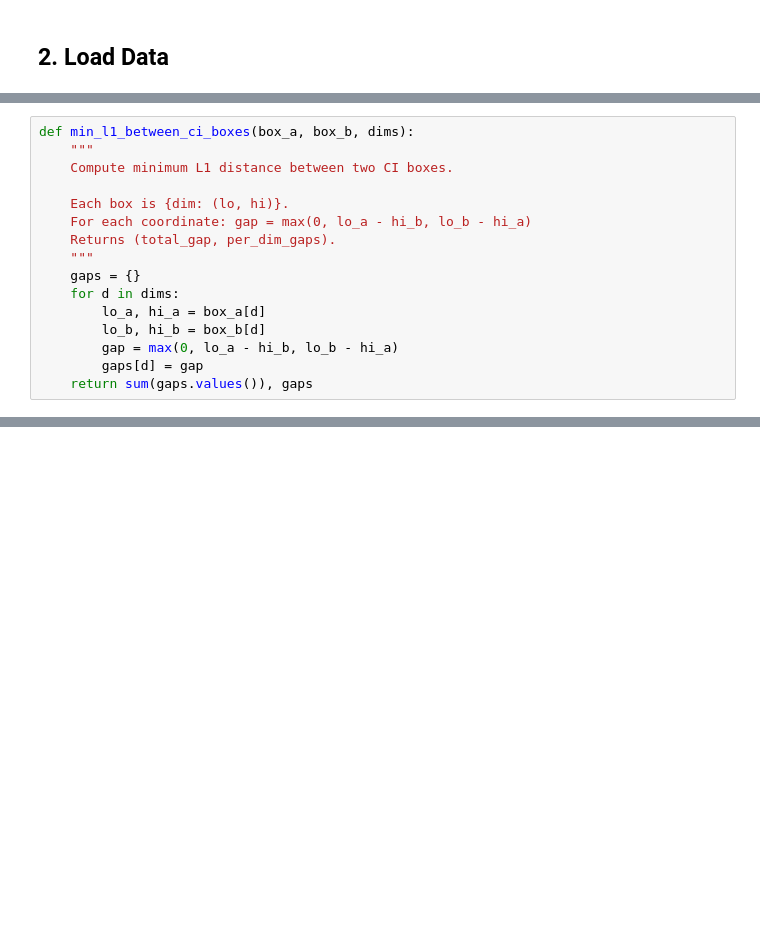
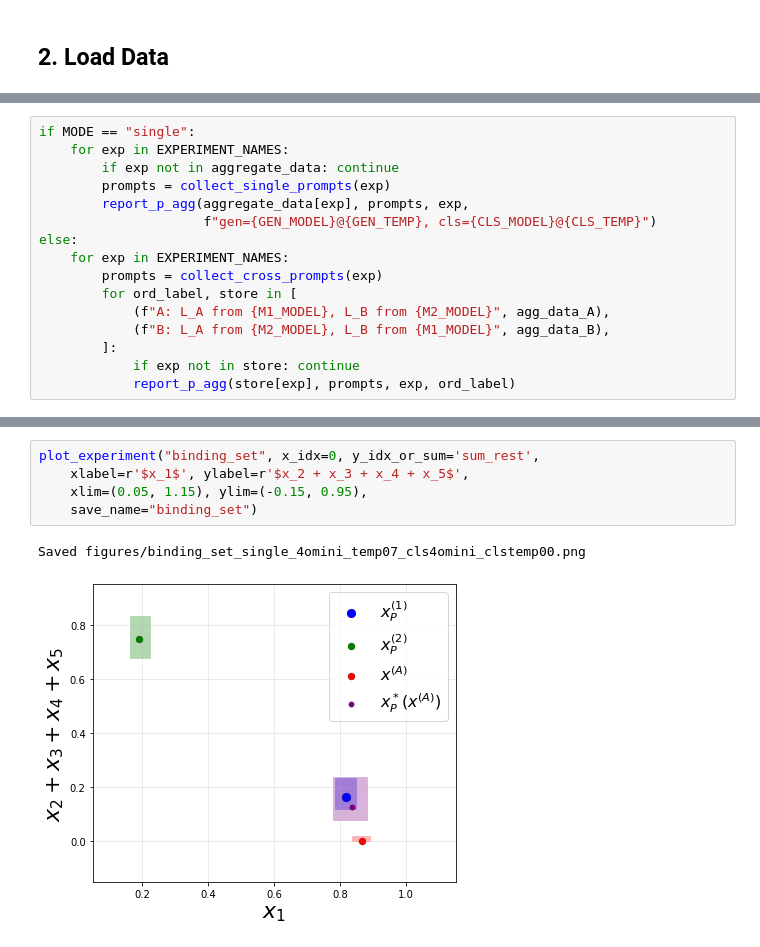
Before and after one commit to nivasini/aggregation_compound_ai, a Jupyter notebook: mechanisms/mechanisms.ipynb, the cells around one changed output, grey strips where cells are left out. Saved outputs shown, nothing was run; the diff lists cells and outputs as text; blank space fills up the shorter version.

```diff
--- a/mechanisms/mechanisms.ipynb
+++ b/mechanisms/mechanisms.ipynb
@@ -139,16 +228,0 @@ P_agg is the single prompt (from the enumerated set) whose Wilson CI box has the
-# %%
-def min_l1_between_ci_boxes(box_a, box_b, dims):
-    """
-    Compute minimum L1 distance between two CI boxes.
-
-    Each box is {dim: (lo, hi)}.
-    For each coordinate: gap = max(0, lo_a - hi_b, lo_b - hi_a)
-    Returns (total_gap, per_dim_gaps).
-    """
-    gaps = {}
-    for d in dims:
-        lo_a, hi_a = box_a[d]
-        lo_b, hi_b = box_b[d]
-        gap = max(0, lo_a - hi_b, lo_b - hi_a)
-        gaps[d] = gap
-    return sum(gaps.values()), gaps
@@ -225,0 +306,16 @@ x3             [0.0091, 0.0304]         [0.0165, 0.0429]    0.0000
+# %%
+if MODE == "single":
+    for exp in EXPERIMENT_NAMES:
+        if exp not in aggregate_data: continue
+        prompts = collect_single_prompts(exp)
+        report_p_agg(aggregate_data[exp], prompts, exp,
+                     f"gen={GEN_MODEL}@{GEN_TEMP}, cls={CLS_MODEL}@{CLS_TEMP}")
+else:
+    for exp in EXPERIMENT_NAMES:
+        prompts = collect_cross_prompts(exp)
+        for ord_label, store in [
+            (f"A: L_A from {M1_MODEL}, L_B from {M2_MODEL}", agg_data_A),
+            (f"B: L_A from {M2_MODEL}, L_B from {M1_MODEL}", agg_data_B),
+        ]:
+            if exp not in store: continue
+            report_p_agg(store[exp], prompts, exp, ord_label)
@@ -225,0 +453,8 @@ x3             [0.0091, 0.0304]         [0.0165, 0.0429]    0.0000
+# %%
+plot_experiment("binding_set", x_idx=0, y_idx_or_sum='sum_rest',
+    xlabel=r'$x_1$', ylabel=r'$x_2 + x_3 + x_4 + x_5$',
+    xlim=(0.05, 1.15), ylim=(-0.15, 0.95),
+    save_name="binding_set")
+# %% [output]
+Saved figures/binding_set_single_4omini_temp07_cls4omini_clstemp00.png
+[figure, added]
```
Also changed, not shown: parts of 20 cells of this notebook, 1 other file.
